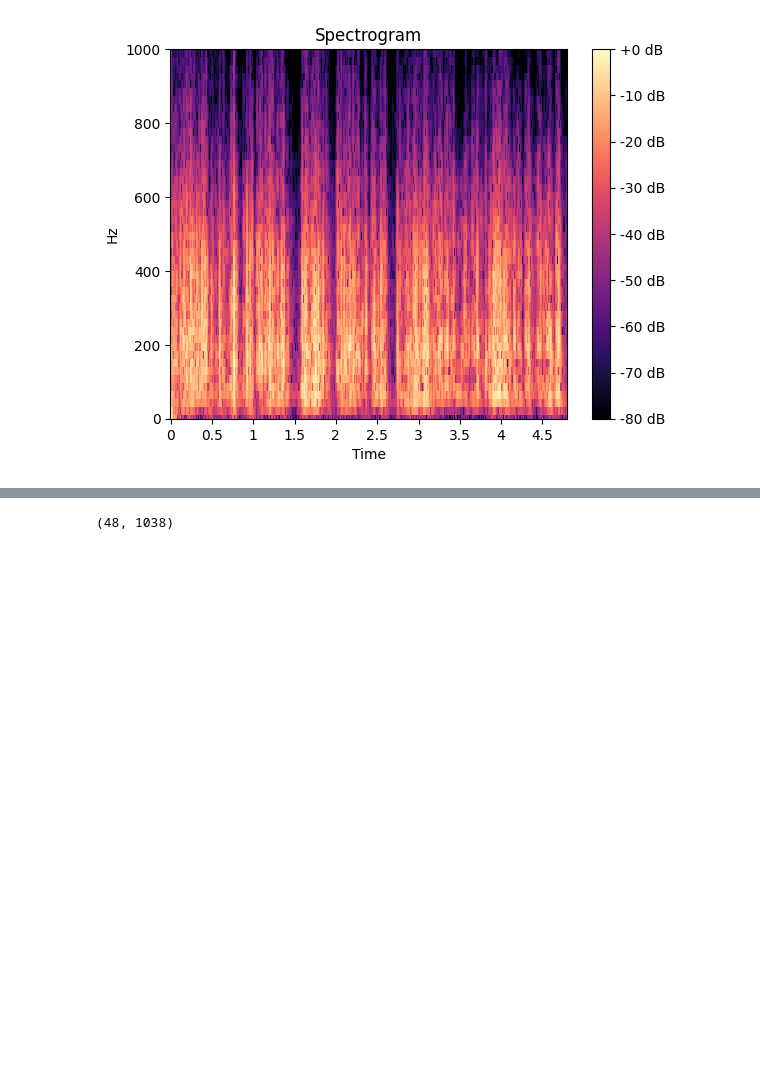
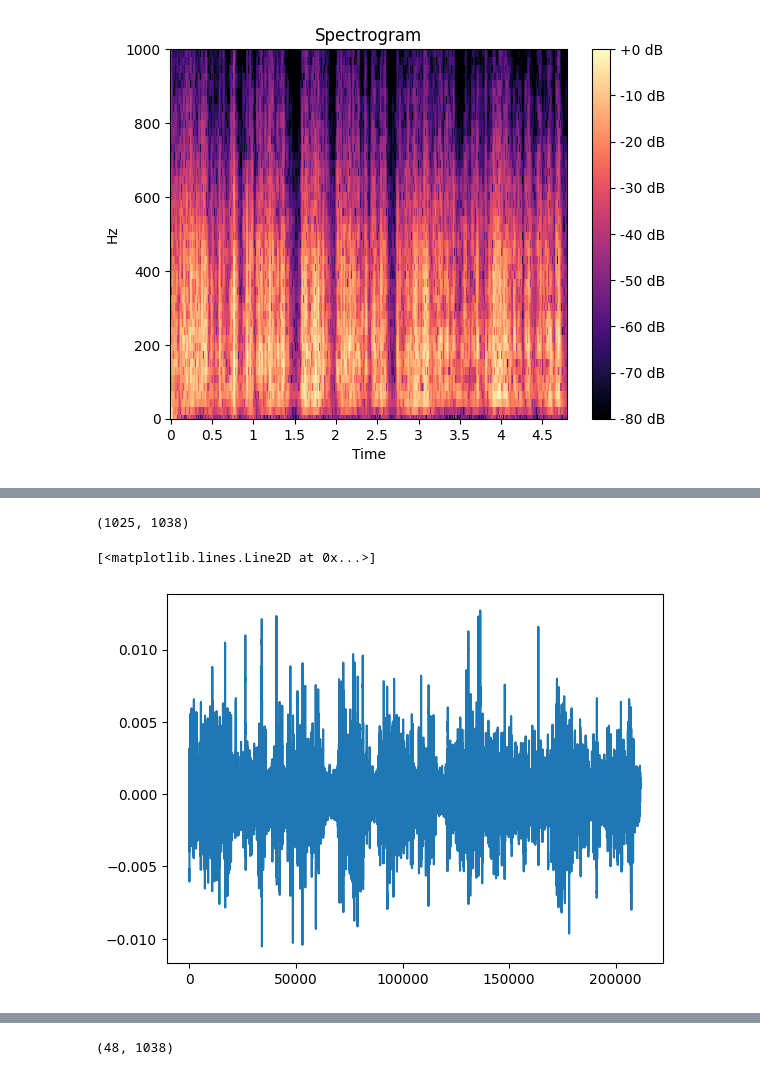
Before and after one commit to shinolab/vibrotactile-autoencoder, a Jupyter notebook: preprocess.ipynb, the cells around one changed output, grey strips where cells are left out. Cells and saved outputs as stored; diff of their text form; code cells hidden in the pictures; blank space fills up the shorter version.

Commit message:
Using torchaudio (has problems to solve)

```diff
--- a/preprocess.ipynb
+++ b/preprocess.ipynb
@@ -96,0 +103,17 @@ plt.plot(re_wav*30)
+# %%
+spec = dbMatrix[:48,:]
+
+griffinlim = torchaudio.transforms.GriffinLim(n_fft=2048, n_iter=100, hop_length=int(2048 * 0.1)).to('cuda')
+
+ex = np.full((1025-(spec.shape[0]), spec.shape[1]),-80)#もとの音声の周波数上限を切っているので配列の大きさを合わせるために-80dbで埋めている
+spec = np.append(spec,ex,axis=0)
+# spec = np.flip(spec)
+print(spec.shape)
+
+spec = librosa.db_to_amplitude(dbMatrix)
+re_wav = griffinlim(torch.tensor(spec).to('cuda'))
+plt.plot(re_wav.cpu().detach().numpy())
+# %% [output]
+(1025, 1038)
+[<matplotlib.lines.Line2D at 0x...>]
+[figure, added]
```
Also changed, not shown: parts of 3 cells of this notebook, 1 other file.
